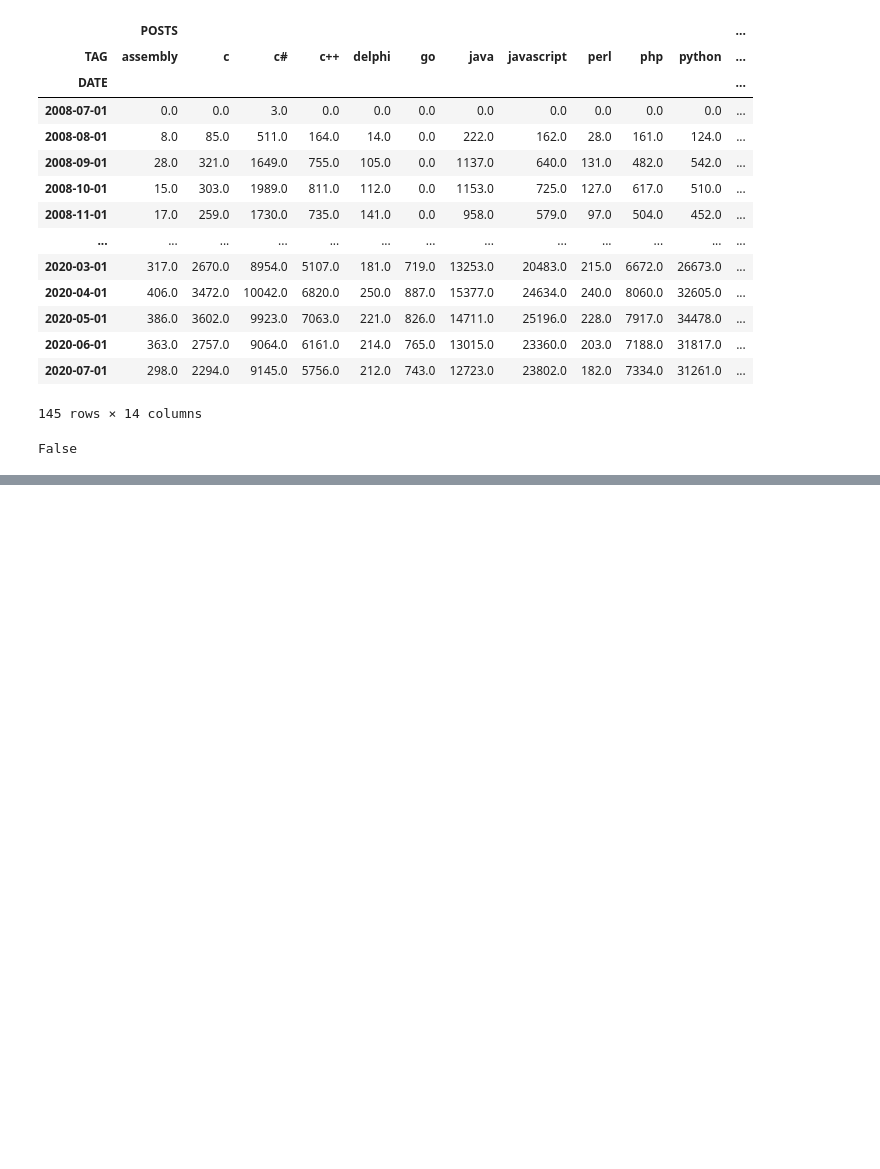
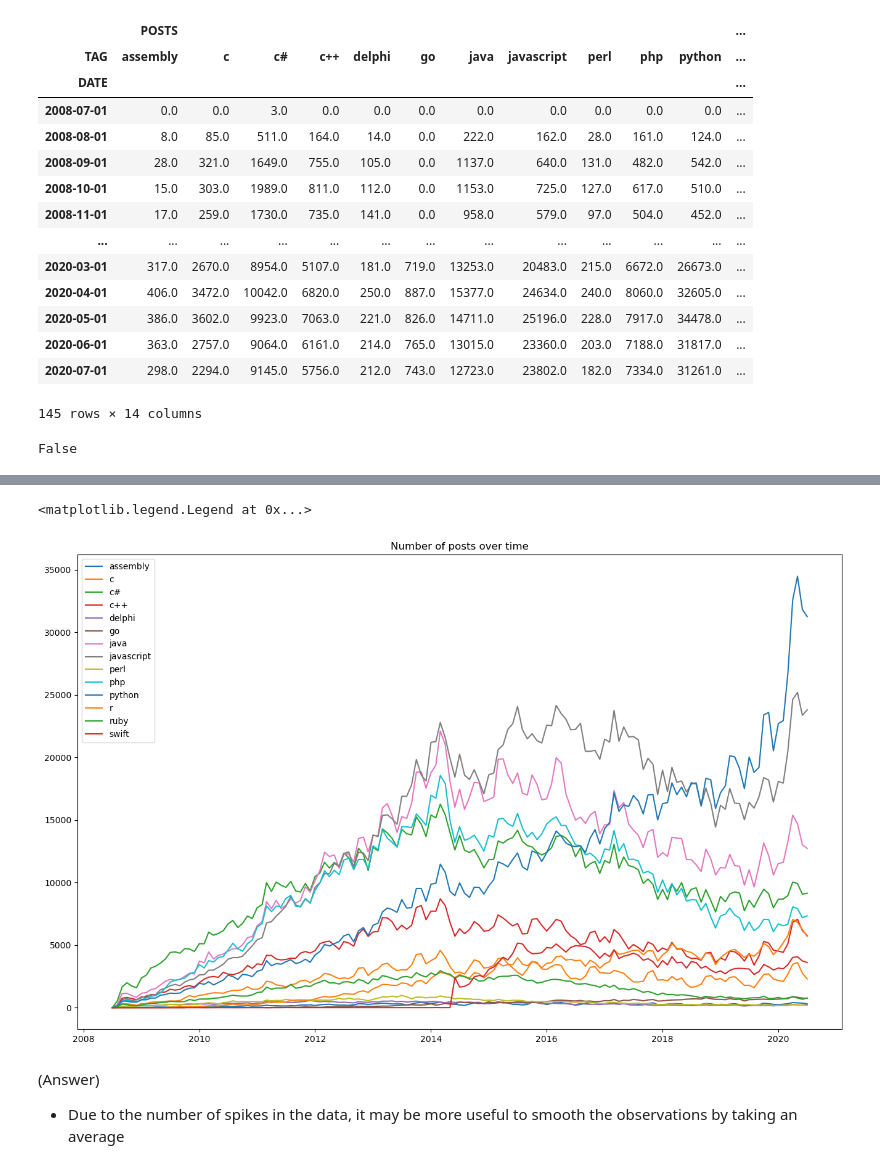
Before and after one commit to Am1tp/DataAnalysis-JupyterNotebook-MostPopularProgrammingLanguage, a Jupyter notebook: Programming-Languages-Stack-Overflow.ipynb, the cells around one changed output, grey strips where cells are left out. Saved outputs shown, nothing was run; the diff lists cells and outputs as text; code cells hidden in the pictures; blank space fills up the shorter version.

```diff
--- a/Programming-Languages-Stack-Overflow.ipynb
+++ b/Programming-Languages-Stack-Overflow.ipynb
@@ -196,0 +262,14 @@ False
+# %%
+plt.figure(figsize=(16,10))
+plt.title('Number of posts over time')
+for column in pivoted_df.columns:
+    label = column[1]
+    plt.plot(pivoted_df.index, pivoted_df[column], label=label)
+
+plt.legend()
+# %% [output]
+<matplotlib.legend.Legend at 0x...>
+[figure, added]
+# %% [markdown]
+(Answer)
+- Due to the number of spikes in the data, it may be more useful to smooth the observations by taking an average
```
Also changed, not shown: parts of 14 cells of this notebook.
